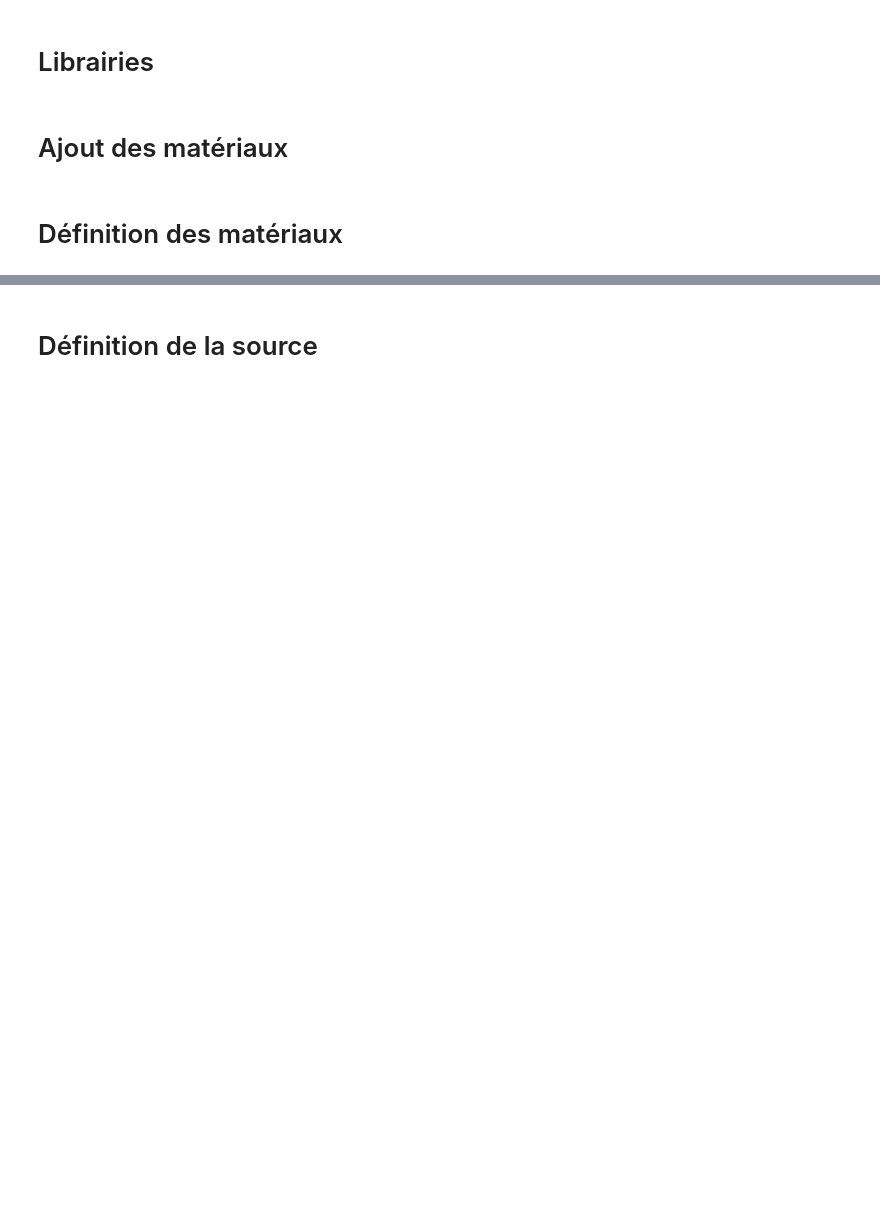
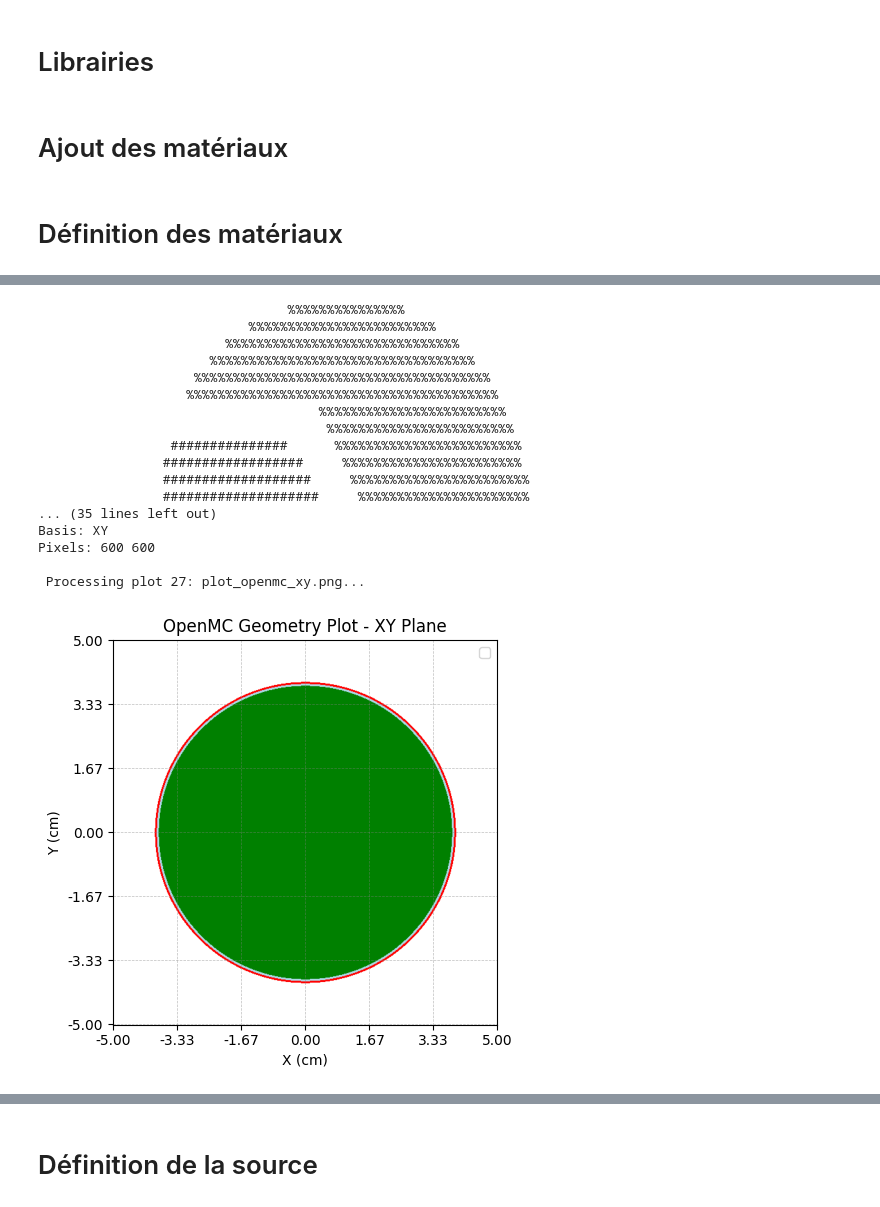
Before and after one commit to simonfouc120/open-mc-project, a Jupyter notebook: src/studies/simulation_gamma_detector/detector_gamma.ipynb, the cells around one changed output, grey strips where cells are left out. Drawn from its saved outputs; the diff is of its cells as text; code cells hidden in the pictures; blank space fills up the shorter version.

```diff
--- a/src/studies/simulation_gamma_detector/detector_gamma.ipynb
+++ b/src/studies/simulation_gamma_detector/detector_gamma.ipynb
@@ -72,0 +103,21 @@ geometry.export_to_xml()
+# %%
+plot_geometry(materials=mats, width=10, height=10, plane='xy', origin=(0,0,3))
+# %% [output]
+                                %%%%%%%%%%%%%%%
+                           %%%%%%%%%%%%%%%%%%%%%%%%
+                        %%%%%%%%%%%%%%%%%%%%%%%%%%%%%%
+                      %%%%%%%%%%%%%%%%%%%%%%%%%%%%%%%%%%
+                    %%%%%%%%%%%%%%%%%%%%%%%%%%%%%%%%%%%%%%
+                   %%%%%%%%%%%%%%%%%%%%%%%%%%%%%%%%%%%%%%%%
+                                    %%%%%%%%%%%%%%%%%%%%%%%%
+                                     %%%%%%%%%%%%%%%%%%%%%%%%
+                 ###############      %%%%%%%%%%%%%%%%%%%%%%%%
+                ##################     %%%%%%%%%%%%%%%%%%%%%%%
+                ###################     %%%%%%%%%%%%%%%%%%%%%%%
+                ####################     %%%%%%%%%%%%%%%%%%%%%%
+... (35 lines left out)
+Basis: XY
+Pixels: 600 600
+
+ Processing plot 27: plot_openmc_xy.png...
+[figure, added]
```
Also changed, not shown: parts of 10 cells of this notebook, 1 other file.
